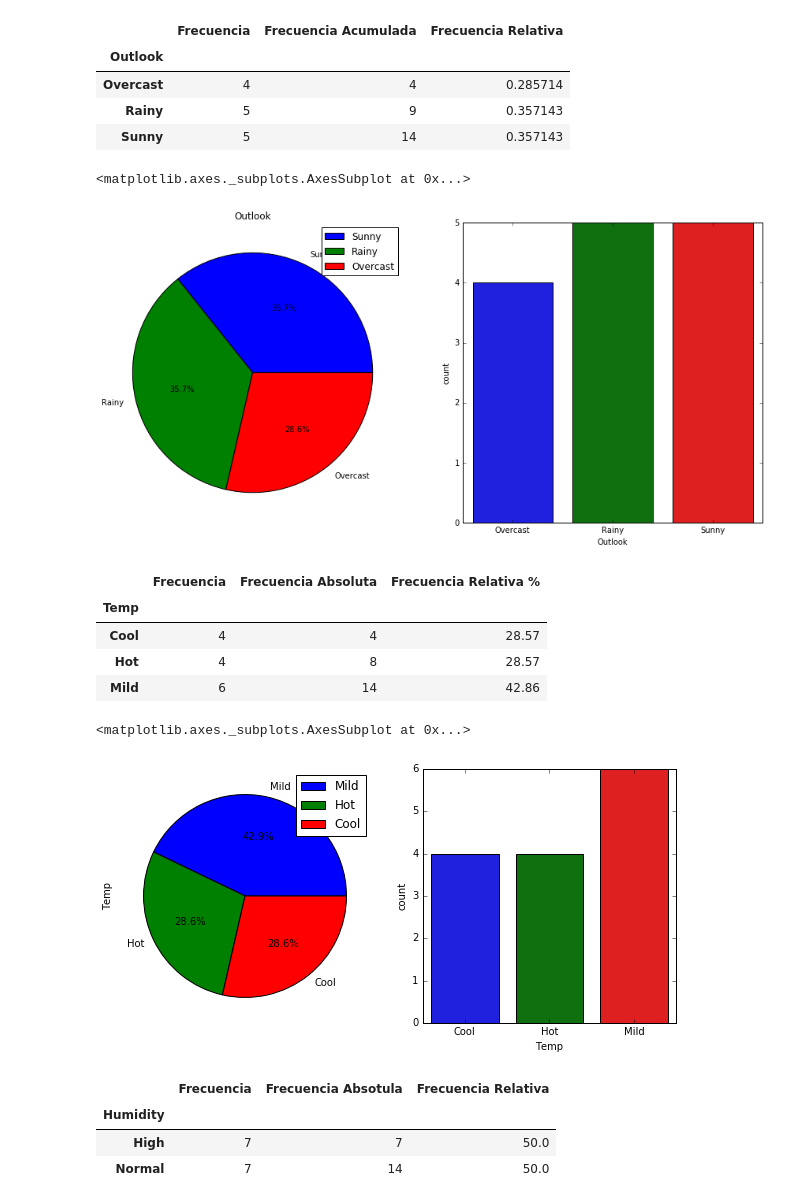
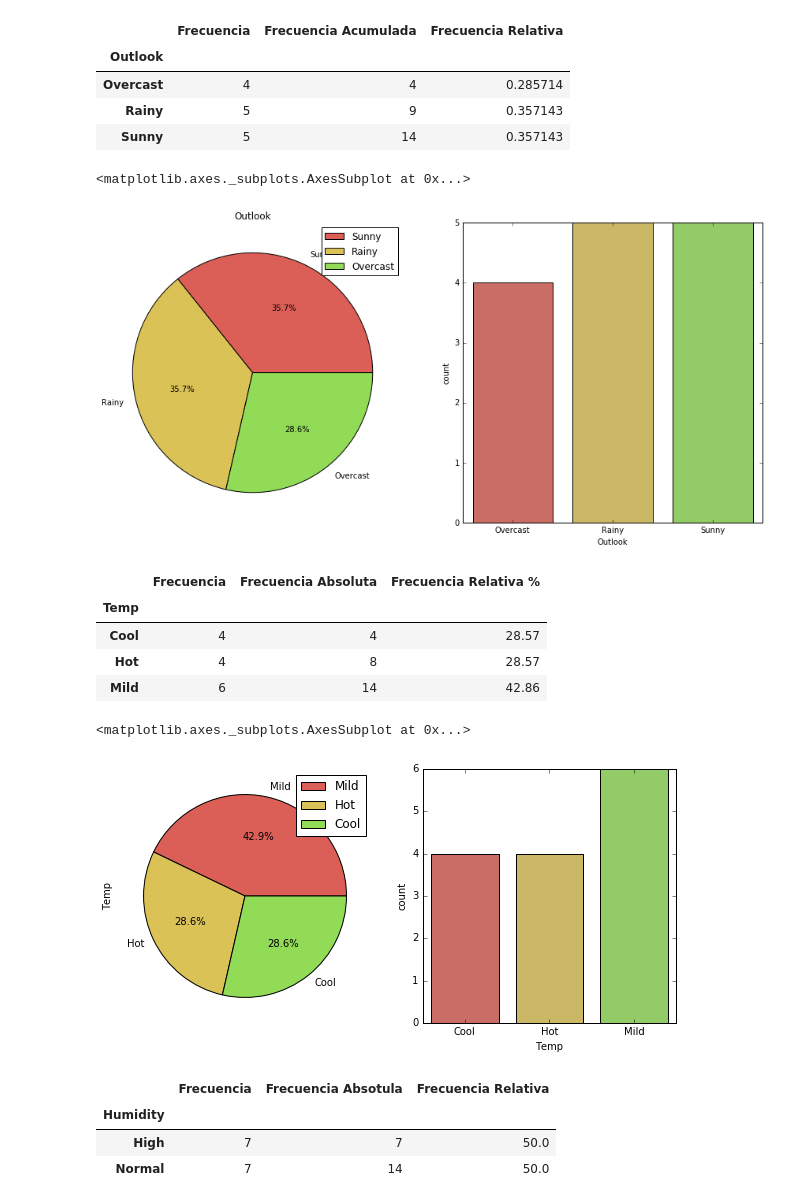
Before and after one commit to c3rssei/Blog, a Jupyter notebook: content/playgolf.ipynb, the cells around one changed output. Saved outputs shown, nothing was run; the diff lists cells and outputs as text; code cells hidden in the pictures.

```diff
--- a/content/playgolf.ipynb
+++ b/content/playgolf.ipynb
@@ -89,14 +93,15 @@ outlook
 | Sunny | 5 | 14 | 0.357143 |
 # %%
 plt.subplots(figsize=(15,15))
+sns.set_palette("hls", 8)
 plt.subplot(2,2,1)
 ax=data["Outlook"].value_counts().plot.pie(legend=True,autopct="%1.1f%%")
 ax.set(title="Outlook",ylabel="")
 plt.subplot(2,2,2)
 sns.countplot(x=data["Outlook"])
 # %% [output]
 <matplotlib.axes._subplots.AxesSubplot at 0x...>
-[figure, old version]
+[figure, new version]
 # %%
 temp = data.groupby("Temp").agg(Frecuencia=("Temp","count"))
 temp["Frecuencia Absoluta"]= temp["Frecuencia"].cumsum()
@@ -116,7 +121,7 @@ plt.subplot(2,2,2)
 sns.countplot(data["Temp"])
 # %% [output]
 <matplotlib.axes._subplots.AxesSubplot at 0x...>
-[figure, old version]
+[figure, new version]
 # %%
 humidity = data.groupby("Humidity").agg(Frecuencia=("Humidity","count"))
 humidity["Frecuencia Absotula"]=humidity["Frecuencia"].cumsum()
```
Also changed, not shown: parts of 52 cells of this notebook, 42 other files.
